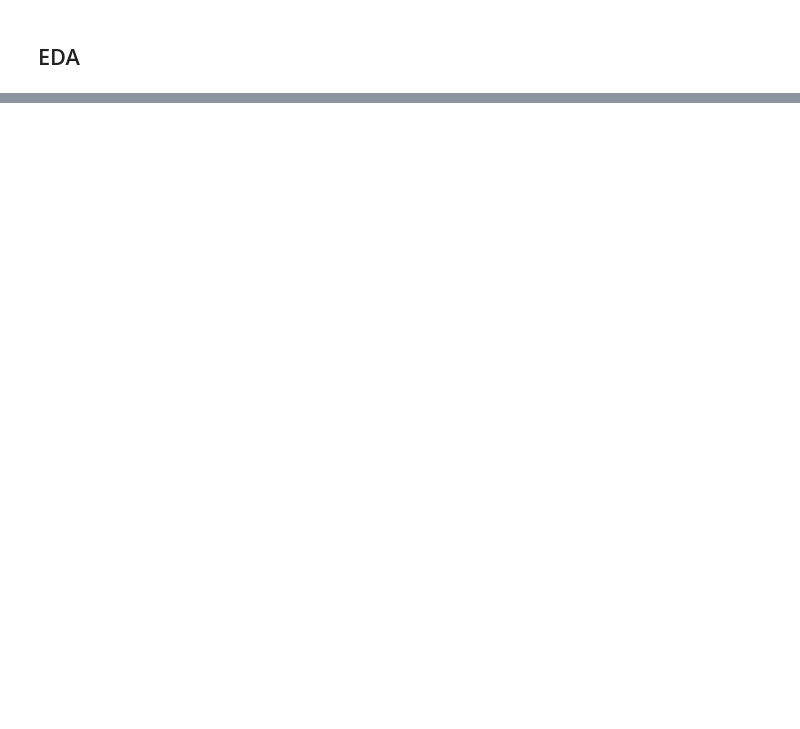
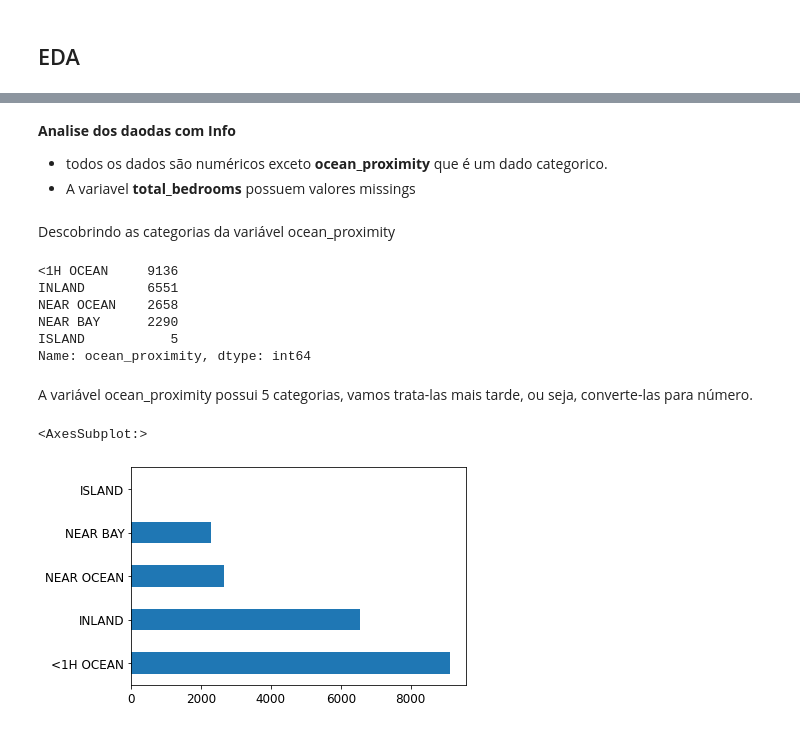
Before and after one commit to novais04/resolution_kaggle, a Jupyter notebook: housing prices/house_prices_orgn.ipynb, the cells around one changed output, grey strips where cells are left out. Drawn from its saved outputs; the diff is of its cells as text; code cells hidden in the pictures; blank space fills up the shorter version.

```diff
--- a/housing prices/house_prices_orgn.ipynb
+++ b/housing prices/house_prices_orgn.ipynb
@@ -14,0 +54,15 @@ housing_data.head()
+# %%
+
+
+DOWNLOAD_ROOT = "https://raw.githubusercontent.com/ageron/handson-ml2/master/"
+HOUSING_PATH = os.path.join("datasets", "housing")
+HOUSING_URL = DOWNLOAD_ROOT + "datasets/housing/housing.tgz"
+
+def fetch_housing_data(housing_url=HOUSING_URL, housing_path=HOUSING_PATH):
+    if not os.path.isdir(housing_path):
+        os.makedirs(housing_path)
+    tgz_path = os.path.join(housing_path, "housing.tgz")
+    urllib.request.urlretrieve(housing_url, tgz_path)
+    housing_tgz = tarfile.open(tgz_path)
+    housing_tgz.extractall(path=housing_path)
+    housing_tgz.close()
@@ -14,0 +71,6 @@ housing_data.head()
+# %%
+import pandas as pd
+
+def load_housing_data(housing_path=HOUSING_PATH):
+    csv_path = os.path.join(housing_path, "housing.csv")
+    return pd.read_csv(csv_path)
@@ -14,0 +79,3 @@ housing_data.head()
+# %%
+housing = load_housing_data()
+housing.head()
@@ -128,0 +113,23 @@ for train_index, teste_index in split.split(housing_data, housing_data["income_c
+# %% [markdown]
+__Analise dos daodas com Info__
+
+- todos os dados são numéricos exceto __ocean_proximity__ que é um dado categorico.
+- A variavel __total_bedrooms__ possuem valores missings
+# %% [markdown]
+Descobrindo as categorias da variável ocean_proximity
+# %%
+housing["ocean_proximity"].value_counts()
+# %% [output]
+<1H OCEAN     9136
+INLAND        6551
+NEAR OCEAN    2658
+NEAR BAY      2290
+ISLAND           5
+Name: ocean_proximity, dtype: int64
+# %% [markdown]
+A variável ocean_proximity possui 5 categorias, vamos trata-las mais tarde, ou seja, converte-las para número.
+# %%
+housing["ocean_proximity"].value_counts().plot(kind="barh")
+# %% [output]
+<AxesSubplot:>
+[figure, added]
```
Also changed, not shown: parts of 47 cells of this notebook, 13 other files.
